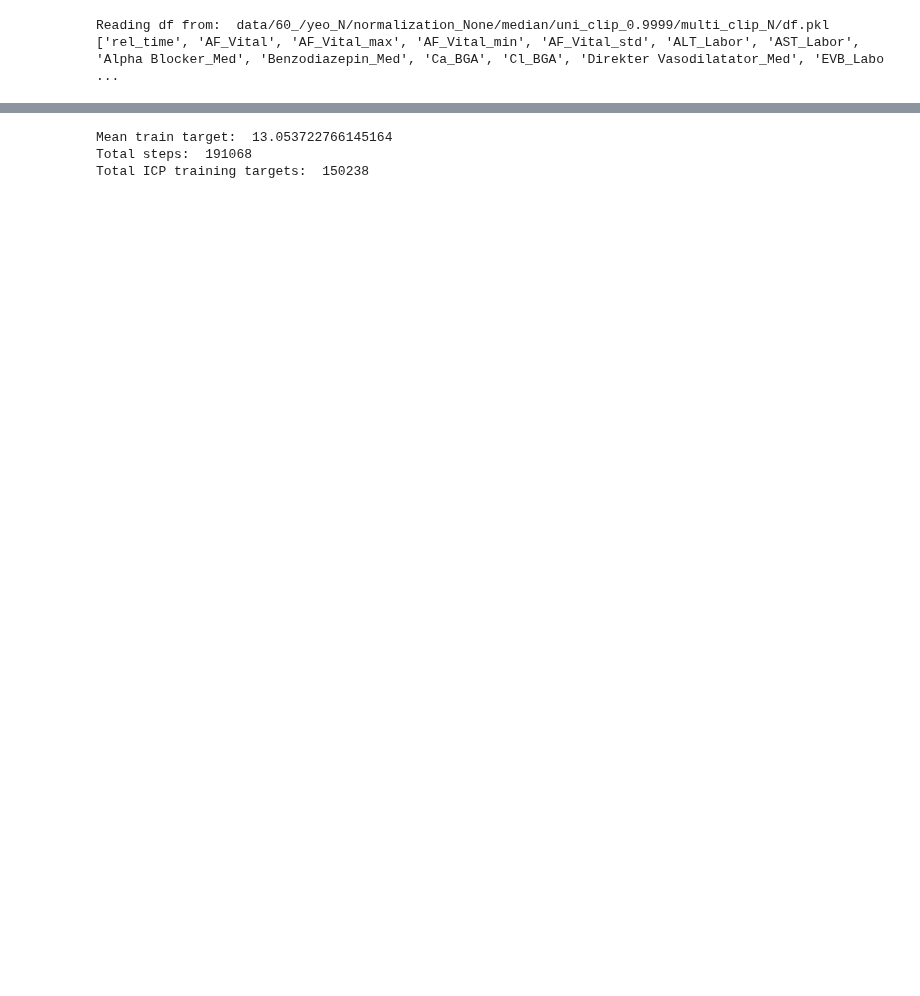
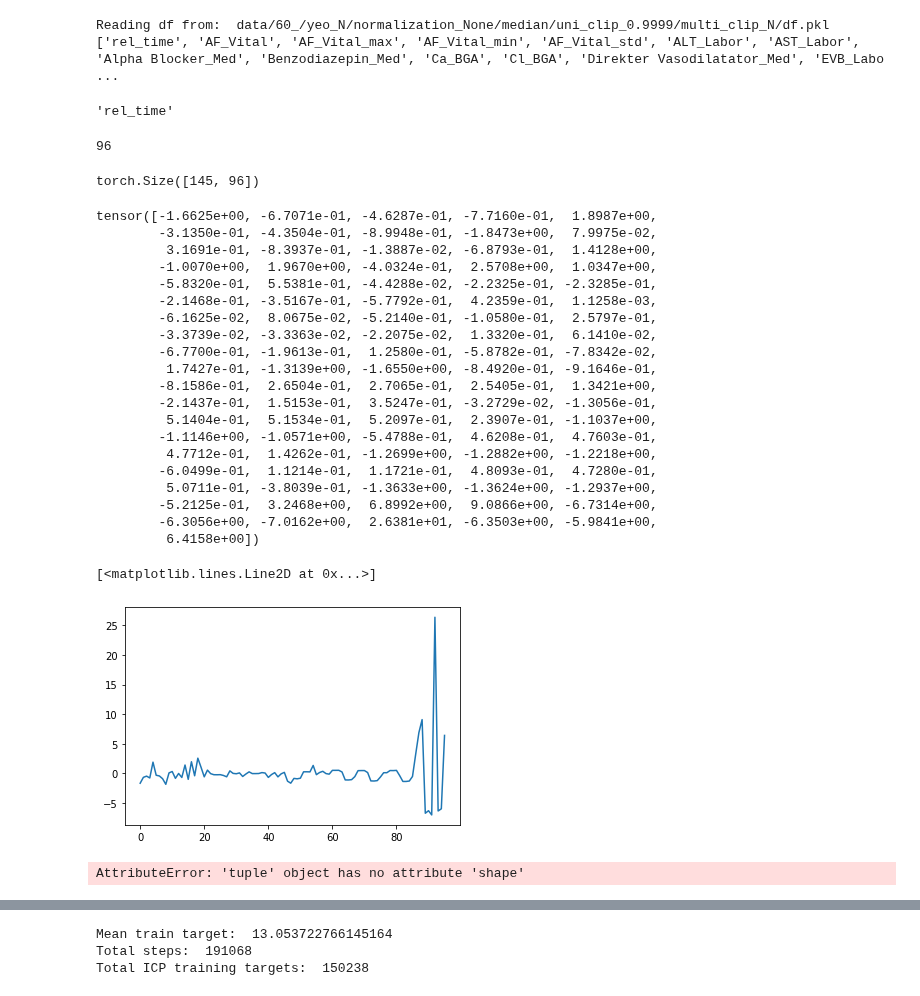
Before and after one commit to NotNANtoN/icp_prediction, a Jupyter notebook: train.ipynb, the cells around one changed output, grey strips where cells are left out. Saved outputs shown, nothing was run; the diff lists cells and outputs as text; code cells hidden in the pictures; blank space fills up the shorter version.

```diff
--- a/train.ipynb
+++ b/train.ipynb
@@ -132,0 +86,4 @@ seed = pl.utilities.seed.seed_everything(seed=args["seed"], workers=False)
+# %%
+from train_utils import default_args
+
+args, model_args = default_args()
@@ -132,0 +111,19 @@ seed = pl.utilities.seed.seed_everything(seed=args["seed"], workers=False)
+# %%
+model_args["rnn_layers"] = 10
+model_args["bs"] = 2 ** 5
+model_args["hidden_size"] = 512
+
+model_args["n_layers"] = 3
+model_args["n_heads"] = 4
+model_args["emb_dim"] = 256
+
+
+# model args
+model_args["dropout"] = 0.1
+model_args["rnn_type"] = "lstm"
+# transfomrer
+
+model_args["max_steps"] = 500
+model_args["lr"] = 0.05
+args["model_type"] = "lucid_transformer"
+args["dbs"] = ["UKE"]
@@ -164,3 +170,46 @@ print(feature_names)
 # %% [output]
 Reading df from:  data/60_/yeo_N/normalization_None/median/uni_clip_0.9999/multi_clip_N/df.pkl
 ['rel_time', 'AF_Vital', 'AF_Vital_max', 'AF_Vital_min', 'AF_Vital_std', 'ALT_Labor', 'AST_Labor', 'Alpha Blocker_Med', 'Benzodiazepin_Med', 'Ca_BGA', 'Cl_BGA', 'Direkter Vasodilatator_Med', 'EVB_Labo ...
+# %%
+feature_names[0]
+# %% [output]
+'rel_time'
+# %%
+len(feature_names)
+# %% [output]
+96
+# %%
+data_modules[0].train_ds.inputs[0].shape
+# %% [output]
+torch.Size([145, 96])
+# %%
+input_batch = next(iter(data_modules[0].train_dataloader()))[0]
+print(input_batch[0][0])
+plt.plot(range(len(input_batch[0][0])), input_batch[0][0])
+# %% [output]
+tensor([-1.6625e+00, -6.7071e-01, -4.6287e-01, -7.7160e-01,  1.8987e+00,
+        -3.1350e-01, -4.3504e-01, -8.9948e-01, -1.8473e+00,  7.9975e-02,
+         3.1691e-01, -8.3937e-01, -1.3887e-02, -6.8793e-01,  1.4128e+00,
+        -1.0070e+00,  1.9670e+00, -4.0324e-01,  2.5708e+00,  1.0347e+00,
+        -5.8320e-01,  5.5381e-01, -4.4288e-02, -2.2325e-01, -2.3285e-01,
+        -2.1468e-01, -3.5167e-01, -5.7792e-01,  4.2359e-01,  1.1258e-03,
+        -6.1625e-02,  8.0675e-02, -5.2140e-01, -1.0580e-01,  2.5797e-01,
+        -3.3739e-02, -3.3363e-02, -2.2075e-02,  1.3320e-01,  6.1410e-02,
+        -6.7700e-01, -1.9613e-01,  1.2580e-01, -5.8782e-01, -7.8342e-02,
+         1.7427e-01, -1.3139e+00, -1.6550e+00, -8.4920e-01, -9.1646e-01,
+        -8.1586e-01,  2.6504e-01,  2.7065e-01,  2.5405e-01,  1.3421e+00,
+        -2.1437e-01,  1.5153e-01,  3.5247e-01, -3.2729e-02, -1.3056e-01,
+         5.1404e-01,  5.1534e-01,  5.2097e-01,  2.3907e-01, -1.1037e+00,
+        -1.1146e+00, -1.0571e+00, -5.4788e-01,  4.6208e-01,  4.7603e-01,
+         4.7712e-01,  1.4262e-01, -1.2699e+00, -1.2882e+00, -1.2218e+00,
+        -6.0499e-01,  1.1214e-01,  1.1721e-01,  4.8093e-01,  4.7280e-01,
+         5.0711e-01, -3.8039e-01, -1.3633e+00, -1.3624e+00, -1.2937e+00,
+        -5.2125e-01,  3.2468e+00,  6.8992e+00,  9.0866e+00, -6.7314e+00,
+        -6.3056e+00, -7.0162e+00,  2.6381e+01, -6.3503e+00, -5.9841e+00,
+         6.4158e+00])
+[<matplotlib.lines.Line2D at 0x...>]
+[figure, added]
+# %%
+data_modules[0].train_ds[0].shape
+# %% [output]
+AttributeError: 'tuple' object has no attribute 'shape'
```
Also changed, not shown: parts of 35 cells of this notebook, 34 other files.
